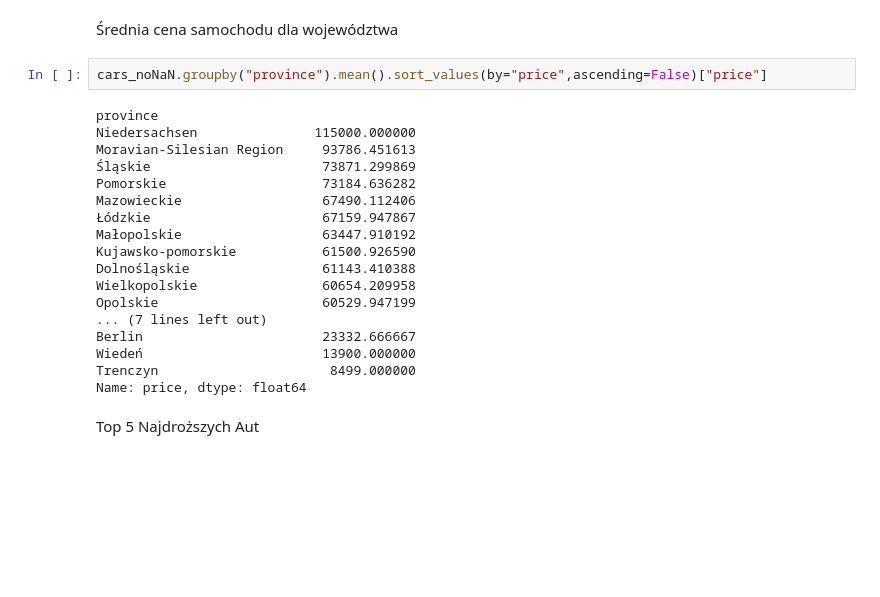
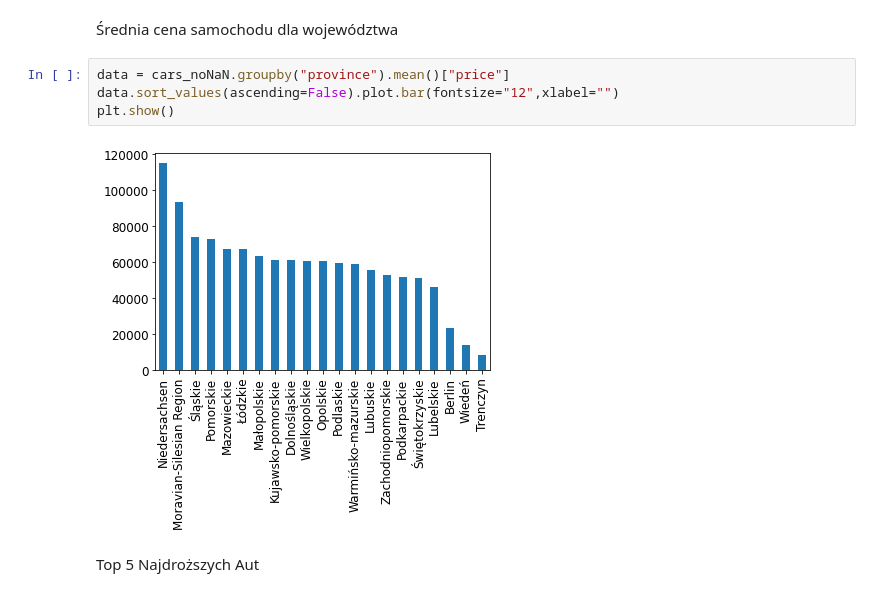
Before and after one commit to mateusz-orzel/analiza-danych-w-pythonie, a Jupyter notebook: projekt.ipynb, the cells around one changed output. Drawn from its saved outputs; the diff is of its cells as text; blank space fills up the shorter version.

```diff
--- a/projekt.ipynb
+++ b/projekt.ipynb
@@ -139,25 +125,11 @@ Name: mark, dtype: int64
 # %% [markdown]
 Średnia cena samochodu dla województwa
-# %%
-cars_noNaN.groupby("province").mean().sort_values(by="price",ascending=False)["price"]
-# %% [output]
-province
-Niedersachsen               115000.000000
-Moravian-Silesian Region     93786.451613
-Śląskie                      73871.299869
-Pomorskie                    73184.636282
-Mazowieckie                  67490.112406
-Łódzkie                      67159.947867
-Małopolskie                  63447.910192
-Kujawsko-pomorskie           61500.926590
-Dolnośląskie                 61143.410388
-Wielkopolskie                60654.209958
-Opolskie                     60529.947199
-... (7 lines left out)
-Berlin                       23332.666667
-Wiedeń                       13900.000000
-Trenczyn                      8499.000000
-Name: price, dtype: float64
+# %%
+data = cars_noNaN.groupby("province").mean()["price"]
+data.sort_values(ascending=False).plot.bar(fontsize="12",xlabel="")
+plt.show()
+# %% [output]
+[figure, added]
 # %% [markdown]
 Top 5 Najdroższych Aut
 # %%
```
Also changed, not shown: parts of 8 cells of this notebook.
